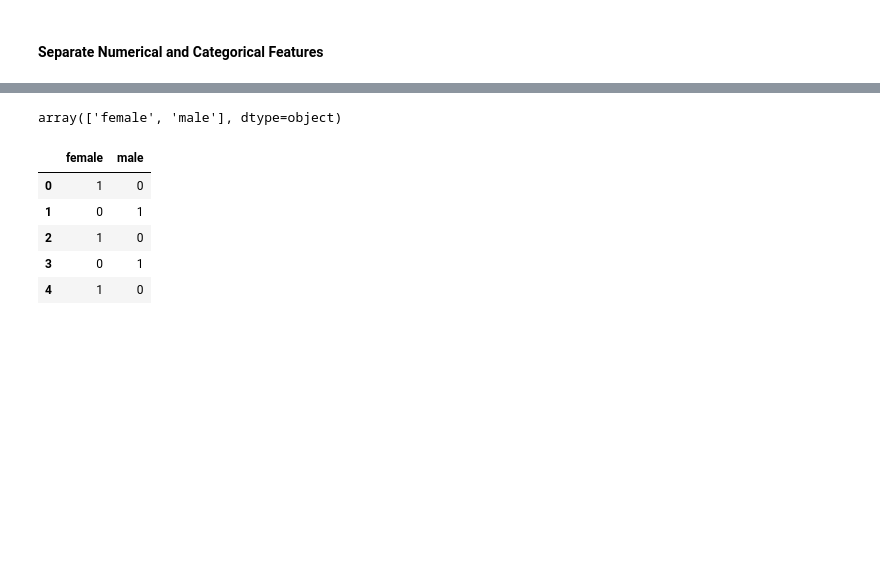
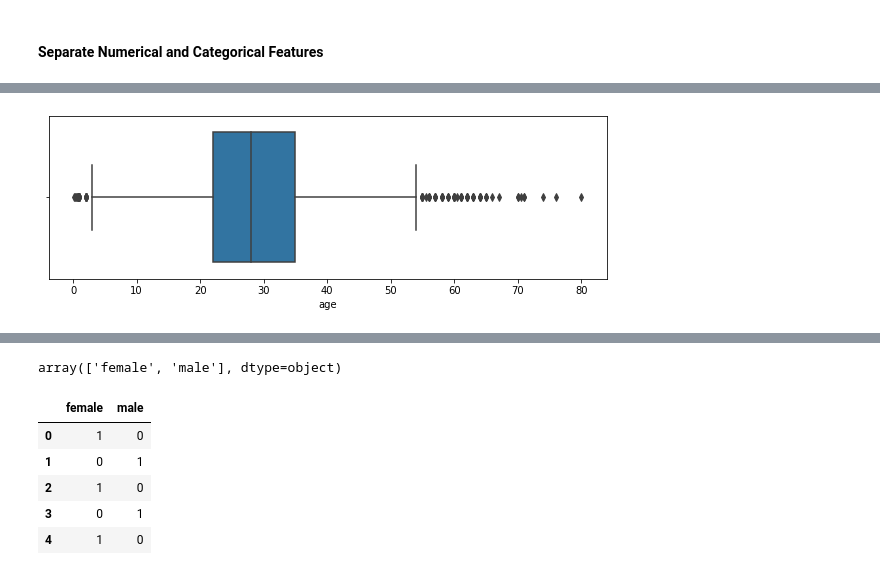
Before and after one commit to jtupitza-msft/edsp-mentoring-program, a Jupyter notebook: 04-Feature-Engineering.ipynb, the cells around one changed output, grey strips where cells are left out. Saved outputs shown, nothing was run; the diff lists cells and outputs as text; code cells hidden in the pictures; blank space fills up the shorter version.

```diff
--- a/04-Feature-Engineering.ipynb
+++ b/04-Feature-Engineering.ipynb
@@ -47,0 +114,6 @@ Features: 5 Numerical, and 4 Categorical
+# %%
+plt.figure(figsize=(10,3))
+sns.boxplot(x=df.age)
+plt.show()
+# %% [output]
+[figure, added]
```
Also changed, not shown: parts of 121 cells of this notebook.
